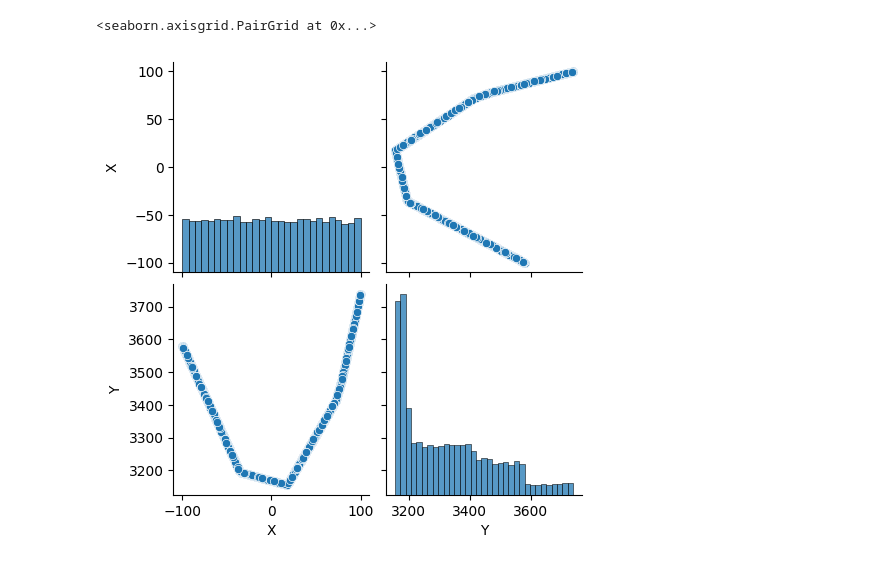
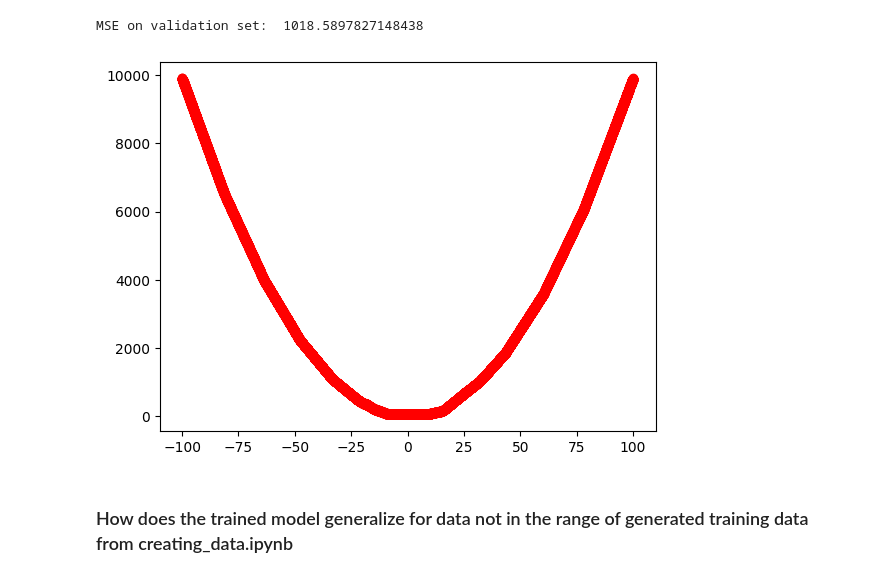
Before and after one commit to Nikhilesh-B/Research-Time-Series, a Jupyter notebook: Experiments for curiosity/experimenting_DL.ipynb, the cells around one changed output. Saved outputs shown, nothing was run; the diff lists cells and outputs as text; code cells hidden in the pictures.

```diff
--- a/Experiments for curiosity/experimenting_DL.ipynb
+++ b/Experiments for curiosity/experimenting_DL.ipynb
@@ -61,7 +48,7 @@ criterion = nn.MSELoss()
 optimizer = optim.Adam(model.parameters(),lr=1e-3)
 
 
-for epoch in range(40):
+for epoch in range(10):
     model.train()
     total_loss = 0
 
@@ -69,7 +56,7 @@ for epoch in range(40):
         xb, yb = xb.to(device), yb.to(device)
         xb = xb.unsqueeze(1)
         optimizer.zero_grad()
-        out = model(xb)
+        out = model(xb).squeeze(1)
         loss = criterion(out,yb)
         loss.backward()
         optimizer.step()
@@ -129,6 +84,9 @@ output_df
 # %%
-sns.pairplot(output_df)
+plt.plot(output_df['X'], output_df['Y'], 'ro')
+print("MSE on validation set: ", criterion(torch.tensor(preds), test_Y).item())
 # %% [output]
-<seaborn.axisgrid.PairGrid at 0x...>
+MSE on validation set:  1018.5897827148438
-[figure, old version]
+[figure, new version]
+# %% [markdown]
+### How does the trained model generalize for data not in the range of generated training data from creating_data.ipynb
 # %%
```
Also changed, not shown: parts of 22 cells of this notebook, 5 other files.
